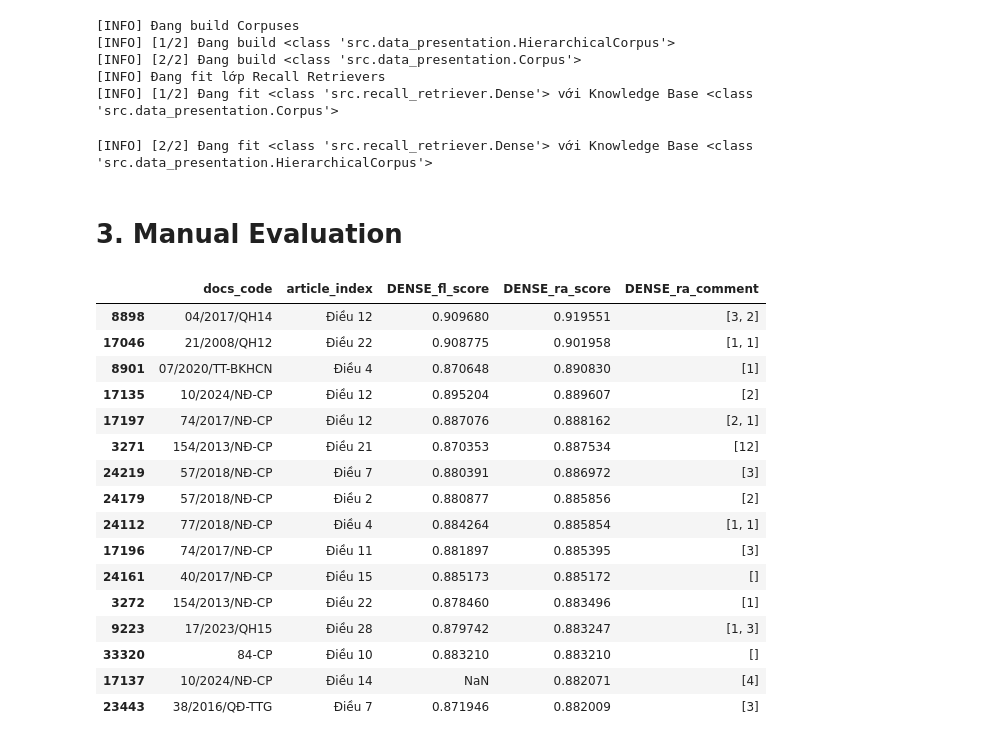
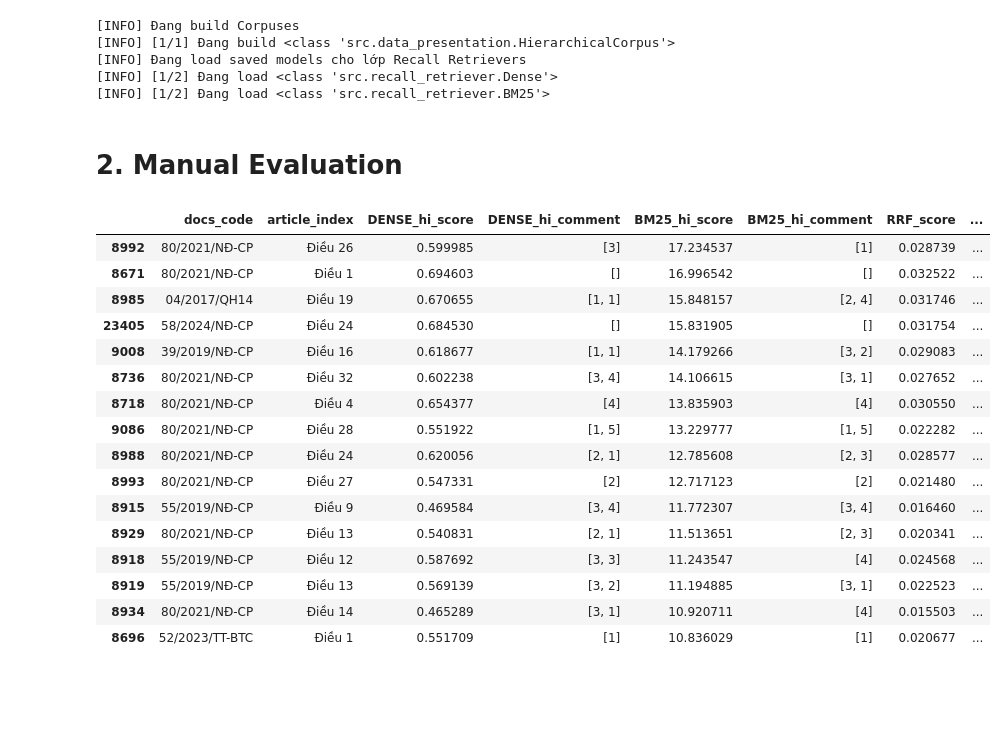
Before and after one commit to ducvanz/R2AI, a Jupyter notebook: Test_Recall.ipynb, the cells around one changed output. Saved outputs shown, nothing was run; the diff lists cells and outputs as text; code cells hidden in the pictures; blank space fills up the shorter version.

Commit message:
Reranker integrated

```diff
--- a/Test_Recall.ipynb
+++ b/Test_Recall.ipynb
@@ -71,12 +41,14 @@ corpus_hier = HierarchicalCorpus(
 bm25_raw = BM25(
     name="BM25_ra",
     corpus= corpus_simple,
-    top_k=10,
-    norm=0.75
+    top_k=100,
+    norm=0.75,
+    use_segmentation=True
 )
 bm25_hier = BM25(
     name="BM25_hi",
     corpus= corpus_hier,
-    top_k=10,
-    norm=0.25
+    top_k=5000,     # vì top-K này dựa trên bản Articles bị chunk (mảnh) rồi. Nên để top_k lớn hơn ít nhất 6-10 lần số lượng cần lấy, để đảm bảo đúng ranking.
+    norm=0.25,
+    use_segmentation=True
 )
@@ -124,0 +87,17 @@ dense_hier_flat = Dense(
+# %%
+from sentence_transformers import CrossEncoder
+from src.precision_retriever import CrossEncoderReranker
+
+reranker_model = CrossEncoder(
+    "BAAI/bge-reranker-v2-m3",
+    model_kwargs={"torch_dtype": torch.float16},
+    device="cuda"
+)
+print(f"[SUCCESS] Cross-Encoder sẵn sàng trên: {reranker_model.model.device}")
+
+# Khởi tạo class
+crossEncoder = CrossEncoderReranker(
+    model=reranker_model,
+    name="CE",
+    batch_size=8
+)
@@ -128,39 +109,40 @@ from src.retrieval_pipeline import RetrievalPipeline
 
 retriever = RetrievalPipeline(
     data = df['content_text'],
-    retrievalLayers=[dense_raw_flat, dense_hier]
+    recallLayers=[dense_hier, bm25_hier],
+    precisionLayers=[crossEncoder],
+    save_folder="saved_model/phapdien"
 )
 # %% [output]
 [INFO] Đang build Corpuses
-[INFO] [1/2] Đang build <class 'src.data_presentation.HierarchicalCorpus'>
-[INFO] [2/2] Đang build <class 'src.data_presentation.Corpus'>
-[INFO] Đang fit lớp Recall Retrievers
-[INFO] [1/2] Đang fit <class 'src.recall_retriever.Dense'> với Knowledge Base <class 'src.data_presentation.Corpus'>
+[INFO] [1/1] Đang build <class 'src.data_presentation.HierarchicalCorpus'>
+[INFO] Đang load saved models cho lớp Recall Retrievers
+[INFO] [1/2] Đang load <class 'src.recall_retriever.Dense'>
+[INFO] [1/2] Đang load <class 'src.recall_retriever.BM25'>
-[INFO] [2/2] Đang fit <class 'src.recall_retriever.Dense'> với Knowledge Base <class 'src.data_presentation.HierarchicalCorpus'>
 # %% [markdown]
-# 3. Manual Evaluation
+# 2. Manual Evaluation
 # %%
-score = retriever.retrieve("Các cơ sở ươm tạo và khu làm việc chung được hưởng những chính sách hỗ trợ nào về thuế và đất đai")
+score = retriever.retrieve("Công ty sản xuất nhỏ và vừa tham gia chuỗi giá trị sẽ được hỗ trợ những nội dung gì?")
 
 score_board = pd.concat([df[['docs_code', 'article_index']], score], axis=1)
 # %%
-score_board.sort_values(by="DENSE_ra_score", ascending=False).head(16)
+score_board.sort_values(by="BM25_hi_score", ascending=False).head(16)
 # %% [output]
-|  | docs_code | article_index | DENSE_fl_score | DENSE_ra_score | DENSE_ra_comment |
-| 8898 | 04/2017/QH14 | Điều 12 | 0.909680 | 0.919551 | [3, 2] |
-| 17046 | 21/2008/QH12 | Điều 22 | 0.908775 | 0.901958 | [1, 1] |
-| 8901 | 07/2020/TT-BKHCN | Điều 4 | 0.870648 | 0.890830 | [1] |
-| 17135 | 10/2024/NĐ-CP | Điều 12 | 0.895204 | 0.889607 | [2] |
-| 17197 | 74/2017/NĐ-CP | Điều 12 | 0.887076 | 0.888162 | [2, 1] |
-| 3271 | 154/2013/NĐ-CP | Điều 21 | 0.870353 | 0.887534 | [12] |
-| 24219 | 57/2018/NĐ-CP | Điều 7 | 0.880391 | 0.886972 | [3] |
-| 24179 | 57/2018/NĐ-CP | Điều 2 | 0.880877 | 0.885856 | [2] |
-| 24112 | 77/2018/NĐ-CP | Điều 4 | 0.884264 | 0.885854 | [1, 1] |
-| 17196 | 74/2017/NĐ-CP | Điều 11 | 0.881897 | 0.885395 | [3] |
-| 24161 | 40/2017/NĐ-CP | Điều 15 | 0.885173 | 0.885172 | [] |
-| 3272 | 154/2013/NĐ-CP | Điều 22 | 0.878460 | 0.883496 | [1] |
-| 9223 | 17/2023/QH15 | Điều 28 | 0.879742 | 0.883247 | [1, 3] |
-| 33320 | 84-CP | Điều 10 | 0.883210 | 0.883210 | [] |
-| 17137 | 10/2024/NĐ-CP | Điều 14 | NaN | 0.882071 | [4] |
-| 23443 | 38/2016/QĐ-TTG | Điều 7 | 0.871946 | 0.882009 | [3] |
+|  | docs_code | article_index | DENSE_hi_score | DENSE_hi_comment | BM25_hi_score | BM25_hi_comment | RRF_score | ... |
+| 8992 | 80/2021/NĐ-CP | Điều 26 | 0.599985 | [3] | 17.234537 | [1] | 0.028739 | ... |
+| 8671 | 80/2021/NĐ-CP | Điều 1 | 0.694603 | [] | 16.996542 | [] | 0.032522 | ... |
+| 8985 | 04/2017/QH14 | Điều 19 | 0.670655 | [1, 1] | 15.848157 | [2, 4] | 0.031746 | ... |
+| 23405 | 58/2024/NĐ-CP | Điều 24 | 0.684530 | [] | 15.831905 | [] | 0.031754 | ... |
+| 9008 | 39/2019/NĐ-CP | Điều 16 | 0.618677 | [1, 1] | 14.179266 | [3, 2] | 0.029083 | ... |
+| 8736 | 80/2021/NĐ-CP | Điều 32 | 0.602238 | [3, 4] | 14.106615 | [3, 1] | 0.027652 | ... |
+| 8718 | 80/2021/NĐ-CP | Điều 4 | 0.654377 | [4] | 13.835903 | [4] | 0.030550 | ... |
+| 9086 | 80/2021/NĐ-CP | Điều 28 | 0.551922 | [1, 5] | 13.229777 | [1, 5] | 0.022282 | ... |
+| 8988 | 80/2021/NĐ-CP | Điều 24 | 0.620056 | [2, 1] | 12.785608 | [2, 3] | 0.028577 | ... |
+| 8993 | 80/2021/NĐ-CP | Điều 27 | 0.547331 | [2] | 12.717123 | [2] | 0.021480 | ... |
+| 8915 | 55/2019/NĐ-CP | Điều 9 | 0.469584 | [3, 4] | 11.772307 | [3, 4] | 0.016460 | ... |
+| 8929 | 80/2021/NĐ-CP | Điều 13 | 0.540831 | [2, 1] | 11.513651 | [2, 3] | 0.020341 | ... |
+| 8918 | 55/2019/NĐ-CP | Điều 12 | 0.587692 | [3, 3] | 11.243547 | [4] | 0.024568 | ... |
+| 8919 | 55/2019/NĐ-CP | Điều 13 | 0.569139 | [3, 2] | 11.194885 | [3, 1] | 0.022523 | ... |
+| 8934 | 80/2021/NĐ-CP | Điều 14 | 0.465289 | [3, 1] | 10.920711 | [4] | 0.015503 | ... |
+| 8696 | 52/2023/TT-BTC | Điều 1 | 0.551709 | [1] | 10.836029 | [1] | 0.020677 | ... |
 # %%
```
Also changed, not shown: parts of 14 cells of this notebook, 22 other files.
